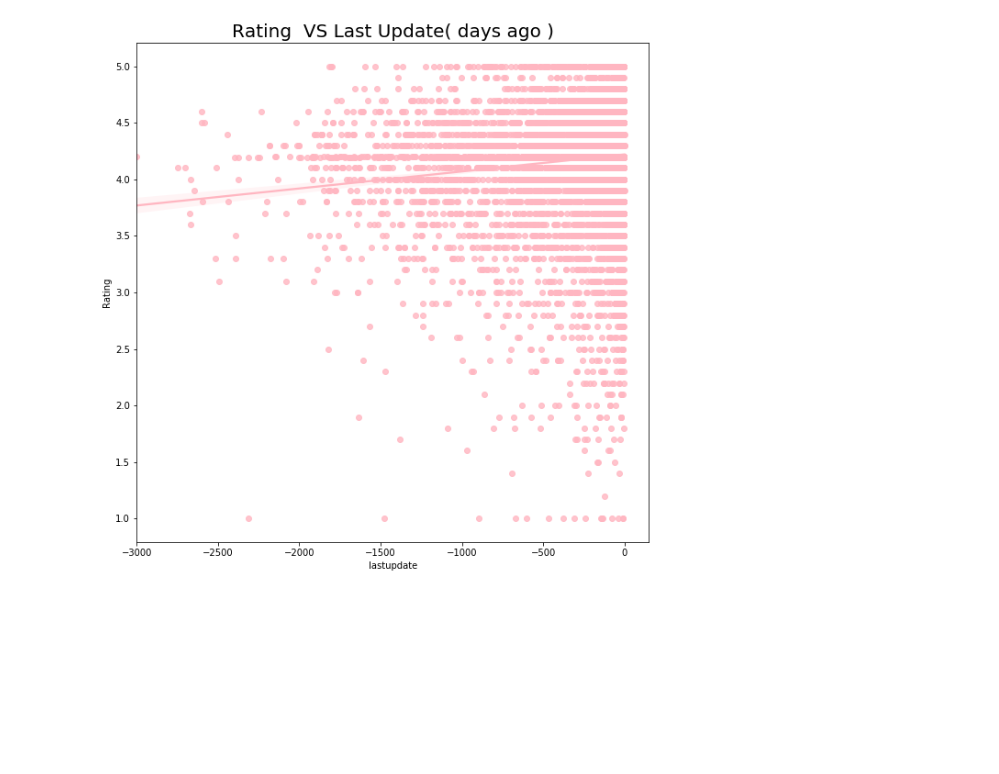
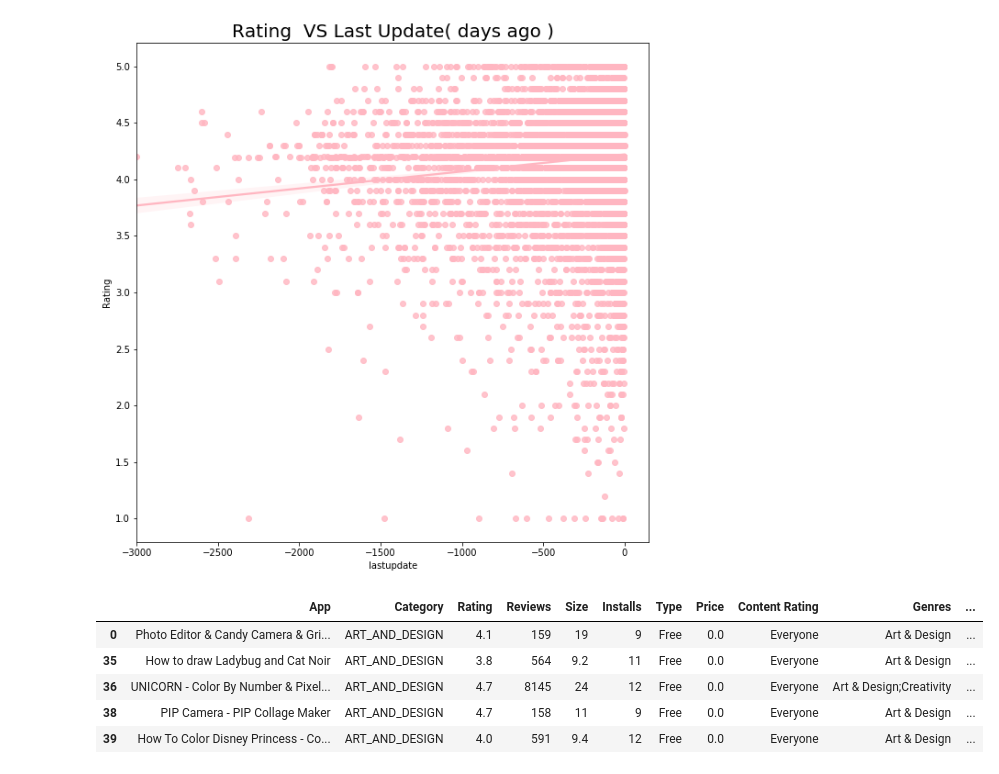
Before and after one commit to kianvi/GooglePlay-Apps-Hierarchical-Clustering-, a Jupyter notebook: GooglePlay.ipynb, the cells around one changed output. Drawn from its saved outputs; the diff is of its cells as text; code cells hidden in the pictures; blank space fills up the shorter version.

```diff
--- a/GooglePlay.ipynb
+++ b/GooglePlay.ipynb
@@ -323,4 +323,13 @@ plt.title('Rating  VS Last Update( days ago )',size = 20)
 # %% [output]
 Text(0.5, 1.0, 'Rating  VS Last Update( days ago )')
 [figure]
+# %%
+data.head()
+# %% [output]
+|  | App | Category | Rating | Reviews | Size | Installs | Type | Price | Content Rating | Genres | ... |
+| 0 | Photo Editor & Candy Camera & Gri... | ART_AND_DESIGN | 4.1 | 159 | 19 | 9 | Free | 0.0 | Everyone | Art & Design | ... |
+| 35 | How to draw Ladybug and Cat Noir | ART_AND_DESIGN | 3.8 | 564 | 9.2 | 11 | Free | 0.0 | Everyone | Art & Design | ... |
+| 36 | UNICORN - Color By Number & Pixel... | ART_AND_DESIGN | 4.7 | 8145 | 24 | 12 | Free | 0.0 | Everyone | Art & Design;Creativity | ... |
+| 38 | PIP Camera - PIP Collage Maker | ART_AND_DESIGN | 4.7 | 158 | 11 | 9 | Free | 0.0 | Everyone | Art & Design | ... |
+| 39 | How To Color Disney Princess - Co... | ART_AND_DESIGN | 4.0 | 591 | 9.4 | 12 | Free | 0.0 | Everyone | Art & Design | ... |
 # %%
```
Also changed, not shown: parts of 4 cells of this notebook.
